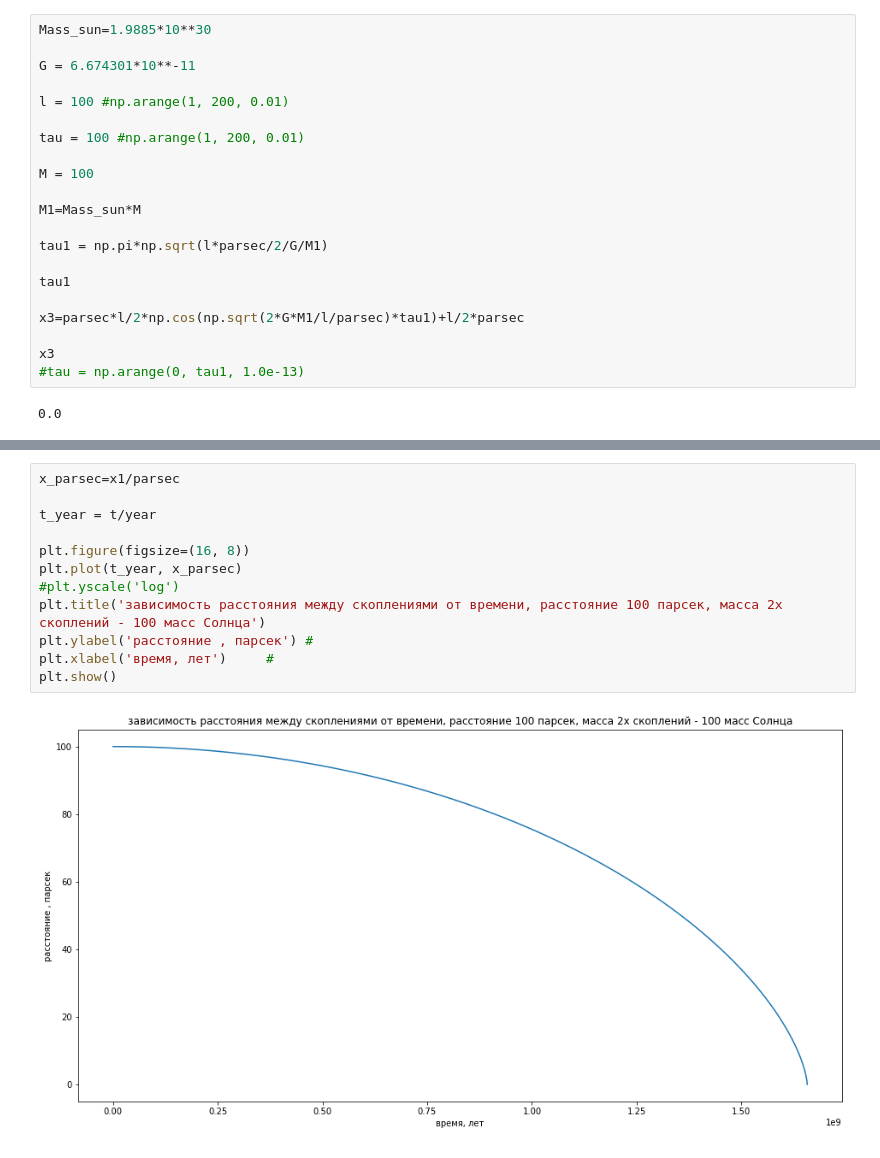
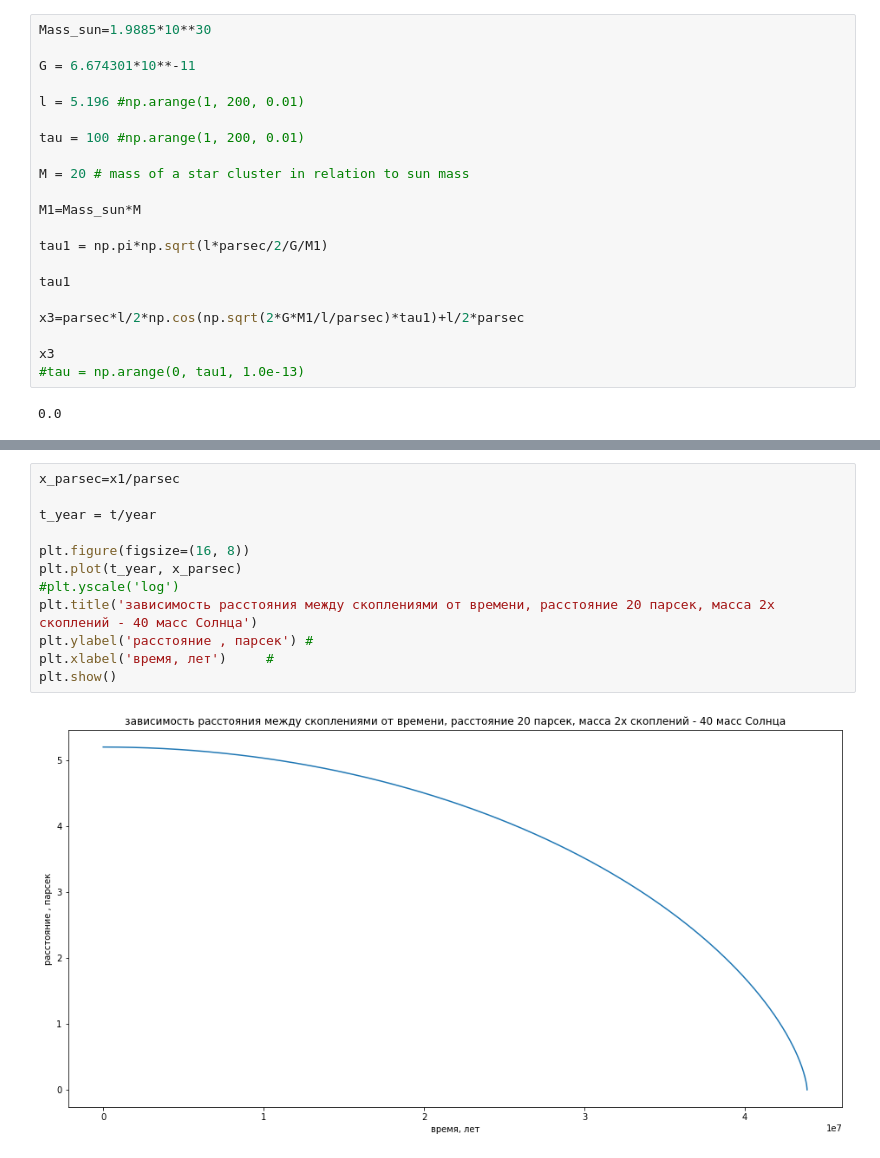
Before and after one commit to andreizouk/Astrophysics, a Jupyter notebook: two_body_problem_star_clusters.ipynb, the cells around one changed output, grey strips where cells are left out. Saved outputs shown, nothing was run; the diff lists cells and outputs as text.

```diff
--- a/two_body_problem_star_clusters.ipynb
+++ b/two_body_problem_star_clusters.ipynb
@@ -68,11 +70,11 @@ Mass_sun=1.9885*10**30
 
 G = 6.674301*10**-11
 
-l = 100 #np.arange(1, 200, 0.01)
+l = 5.196 #np.arange(1, 200, 0.01)
 
 tau = 100 #np.arange(1, 200, 0.01)
 
-M = 100
+M = 20 # mass of a star cluster in relation to sun mass
 
 M1=Mass_sun*M
 
@@ -116,14 +118,14 @@ plt.show()
 # %%
 x_parsec=x1/parsec
 
 t_year = t/year
 
 plt.figure(figsize=(16, 8))
 plt.plot(t_year, x_parsec)
 #plt.yscale('log')
-plt.title('зависимость расстояния между скоплениями от времени, расстояние 100 парсек, масса 2х скоплений - 100 масс Солнца')
+plt.title('зависимость расстояния между скоплениями от времени, расстояние 20 парсек, масса 2х скоплений - 40 масс Солнца')
 plt.ylabel('расстояние , парсек') #
 plt.xlabel('время, лет')     #
 plt.show()
 # %% [output]
-[figure, old version]
+[figure, new version]
```
Also changed, not shown: parts of 3 cells of this notebook.
